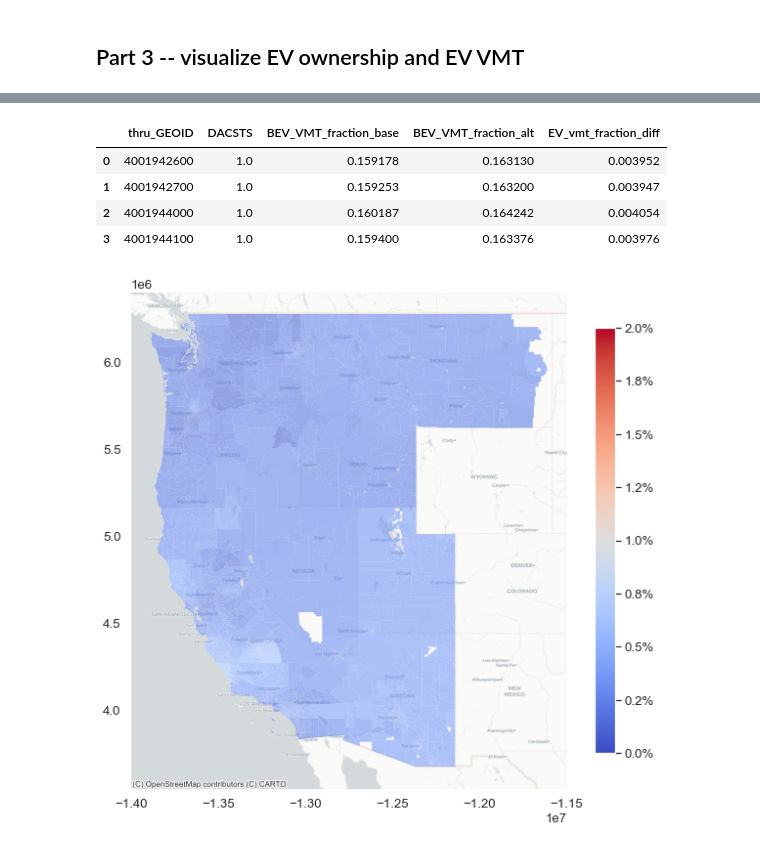
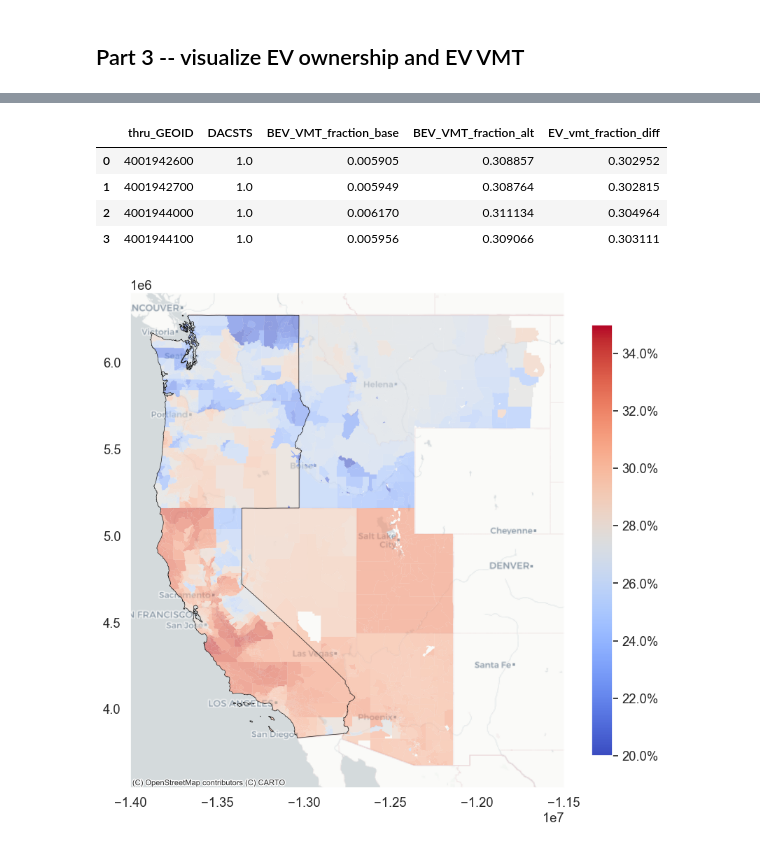
Before and after one commit to arielgatech/BILD_AQ_EV_VMT, a Jupyter notebook: scripts/post_process/TEMPO_GEMS_result_visualization_report_rev.ipynb, the cells around one changed output, grey strips where cells are left out. Saved outputs shown, nothing was run; the diff lists cells and outputs as text; code cells hidden in the pictures.

```diff
--- a/scripts/post_process/TEMPO_GEMS_result_visualization_report_rev.ipynb
+++ b/scripts/post_process/TEMPO_GEMS_result_visualization_report_rev.ipynb
@@ -576,0 +628,9 @@ us_tracts_geojson = us_tracts_geojson.to_crs(epsg=3857)
+# %%
+# prepare WECC boundary
+from pygris import states
+us_states = states(year = 2018)
+region_states = us_states.loc[us_states['STUSPS'].isin(selected_states)]
+region_states_boundary = region_states.dissolve()
+region_states_boundary = region_states_boundary.to_crs(epsg=3857)
+region_states_boundary.plot()
+region_states_boundary
@@ -620,10 +700,11 @@ for cbsa in selected_cbsas:
     tracts_with_EV_diff.loc[tracts_with_EV_diff['cbsa'] == cbsa]
     ax = regional_tracts_with_EV_diff.plot(figsize = (10,6),
                                   column = 'EV_fraction_diff', cmap='coolwarm',
-                                alpha = 0.6, vmin = 0, vmax = 2, linewidth=0.01,
+                                alpha = 0.6, vmin = 20, vmax = 35, linewidth=0.01,
                                   legend=True,
                                 legend_kwds = {'shrink': 0.8, 'format': '%.1f%%'})
     cx.add_basemap(ax, source = cx.providers.CartoDB.Positron)
     ax.grid(False)
-    plt.savefig('Plot/PNW/region_' + str(cbsa) + '_EV_frac_delta_' + output_name_comp + '_old_tempo.png', dpi = 200)
+    plt.savefig('Plot/' + region_code + \
+                '/region_' + str(cbsa) + '_EV_frac_delta_' + output_name_comp + '.png', dpi = 200)
 # %% [output]
@@ -634,19 +715,19 @@ for cbsa in selected_cbsas:
 # %%
 # plot EV VMT penetration change under aggregisve scenario
 # select data for plotting
-selected_year = 2030
-scenario_to_compare = 'NEVI'
+base_scenario = '2018'
+scenario_to_compare = '2032'
 # selected_scenario = 'baseline'
-output_name_comp = 'year_' + str(selected_year) + '_' + scenario_to_compare
+output_name_comp = 'year_' + scenario_to_compare
 
-criteria_1 = (EV_VMT_by_scenario['year'] == selected_year) & \
+criteria_1 = (EV_VMT_by_scenario['year'] == base_scenario) & \
 (EV_VMT_by_scenario['type'] == 'Baseline') & (EV_VMT_by_scenario['VMT'] >= 5)
 ev_vmt_baseline = EV_VMT_by_scenario.loc[criteria_1]
 ev_vmt_baseline = ev_vmt_baseline[['thru_GEOID', 'NEVI_DAC', 'BEV_VMT_fraction']]
 ev_vmt_baseline.columns = ['thru_GEOID', 'DACSTS', 'BEV_VMT_fraction_base']
 
-criteria_2 = (EV_VMT_by_scenario['year'] == selected_year) & \
-(EV_VMT_by_scenario['type'] == scenario_to_compare) & (EV_VMT_by_scenario['VMT'] >= 5)
+criteria_2 = (EV_VMT_by_scenario['year'] == scenario_to_compare) & \
+(EV_VMT_by_scenario['type'] == 'Baseline') & (EV_VMT_by_scenario['VMT'] >= 5)
 ev_vmt_scenario = EV_VMT_by_scenario.loc[criteria_2]
 ev_vmt_scenario = ev_vmt_scenario[['thru_GEOID', 'BEV_VMT_fraction']]
 ev_vmt_scenario.columns = ['thru_GEOID', 'BEV_VMT_fraction_alt']
@@ -659,14 +740,9 @@ ev_vmt_comparison.loc[:, 'BEV_VMT_fraction_alt'] -\
 ev_vmt_comparison.loc[:, 'BEV_VMT_fraction_base']
 
 ev_vmt_comparison.head(4)
-# print(ev_penetration_to_plot.columns)
-# criteria_2 = (EV_VMT_by_scenario['year'] == selected_year) & (EV_VMT_by_scenario['type'] == selected_scenario)
-# ev_vmt_to_plot = EV_VMT_by_scenario.loc[criteria_2]
-
-# ev_vmt_to_plot.head(5)
 # %% [output]
 |  | thru_GEOID | DACSTS | BEV_VMT_fraction_base | BEV_VMT_fraction_alt | EV_vmt_fraction_diff |
-| 0 | 4001942600 | 1.0 | 0.159178 | 0.163130 | 0.003952 |
-| 1 | 4001942700 | 1.0 | 0.159253 | 0.163200 | 0.003947 |
-| 2 | 4001944000 | 1.0 | 0.160187 | 0.164242 | 0.004054 |
-| 3 | 4001944100 | 1.0 | 0.159400 | 0.163376 | 0.003976 |
+| 0 | 4001942600 | 1.0 | 0.005905 | 0.308857 | 0.302952 |
+| 1 | 4001942700 | 1.0 | 0.005949 | 0.308764 | 0.302815 |
+| 2 | 4001944000 | 1.0 | 0.006170 | 0.311134 | 0.304964 |
+| 3 | 4001944100 | 1.0 | 0.005956 | 0.309066 | 0.303111 |
@@ -675,22 +749,23 @@ ev_vmt_comparison.to_csv('ev_vmt_comparison.csv')
 # %%
-# plot EV VMT penetration change under aggregisve scenario
-# state_tracts_geojson = \
-# us_tracts_geojson.loc[us_tracts_geojson['st_code'] == selected_state]
 
 tracts_with_EV_diff = us_tracts_geojson.merge(ev_vmt_comparison,
                                                  left_on = 'home_GEOID',
                                                  right_on = 'thru_GEOID',
                                                  how = 'inner')
 tracts_with_EV_diff.loc[:, 'EV_vmt_fraction_diff'] *= 100
+tracts_with_EV_diff.loc[:, 'BEV_VMT_fraction_base'] *= 100
 # dac_boundary = CA_tracts_with_EV_diff.loc[CA_tracts_with_EV_diff['DACSTS'] == 1]
 ax = tracts_with_EV_diff.plot(figsize = (10,10),
                               column = 'EV_vmt_fraction_diff', cmap='coolwarm',
-                              alpha = 0.6, vmin = 0, vmax = 2, linewidth=0.01,
+                              alpha = 0.6,
+                              vmin = 20, vmax = 35,
+                              linewidth=0.01,
                               legend=True,
                               legend_kwds = {'shrink': 0.8, 'format': '%.1f%%'})
+region_states_boundary.plot(ax = ax, facecolor='none', edgecolor='k',linewidth = 0.5)
 cx.add_basemap(ax, source = cx.providers.CartoDB.Positron)
 ax.grid(False)
-plt.savefig('Plot/PNW/three_states_map_EV_VMT_frac_delta_' + \
-            output_name_comp + '_old_tempo.png', dpi = 200)
+plt.savefig('Plot/' + region_code + '/' + region_code + '_map_EV_VMT_frac_delta_' + \
+            output_name_comp + '.png', dpi = 300)
 # %% [output]
-[figure, old version]
+[figure, new version]
```
Also changed, not shown: parts of 29 cells of this notebook, 1 other file.
